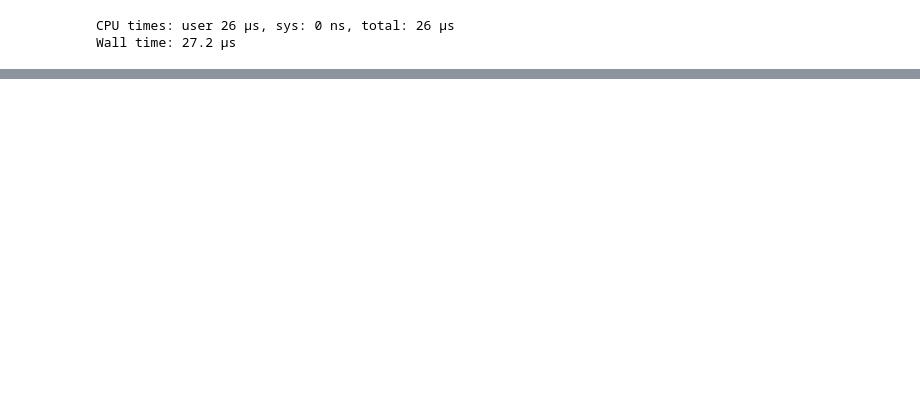
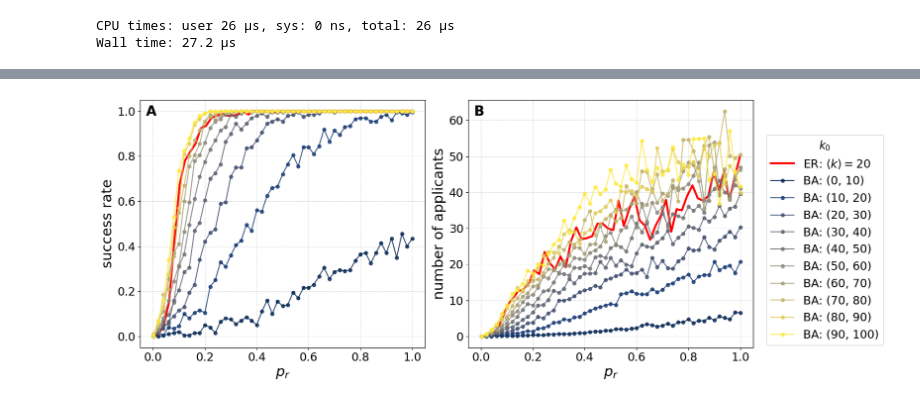
Before and after one commit to blas-ko/IndependentHaltingCascadeModel, a Jupyter notebook: notebooks/Plots.ipynb, the cells around one changed output, grey strips where cells are left out. Drawn from its saved outputs; the diff is of its cells as text; code cells hidden in the pictures; blank space fills up the shorter version.

```diff
--- a/notebooks/Plots.ipynb
+++ b/notebooks/Plots.ipynb
@@ -705,0 +631,15 @@ plt.show()
+# %%
+# read
+path = os.path.join( PATH, 'homogeneous', 'pr_vs_k0', 'BA' )
+results, p_recs, k0_ranges = read_results(path)
+
+# save params
+path_save = os.path.join( PATH_SAVE, 'homogeneous', 'pr_vs_k0', 'BA' )
+os.makedirs(path_save, exist_ok=True)
+
+## ER reading
+# read
+path_er = os.path.join( PATH, 'homogeneous', 'grid', 'ER' )
+results_er, p_recs_er, p_apps_er = read_results(path_er, secondary_param='ph')
+
+print("Read successfully!")
@@ -705,0 +648,68 @@ plt.show()
+# %%
+### DOUBLE PLOT FIGURE ###
+## Prepare data
+# BA
+diagnosis_var = 'success_rate'
+successes = np.mean(results['success_rate'], axis=1).reshape( len(p_recs), len(k0_ranges) )
+depths = np.mean(results['chain_depths'], axis=1).reshape( len(p_recs), len(k0_ranges) )
+applicants = np.mean(results['applicants'], axis=1).reshape( len(p_recs), len(k0_ranges) )
+# ER
+pa_ix = (np.abs(p_apps_er - P_APPLICATION)).argmin() # Slice closest to pa=0.25
+successes_er = np.mean(results_er['success_rate'][0.1], axis=1).reshape( len(p_recs_er), len(p_apps_er) )
+depths_er = np.mean(results_er['chain_depths'][0.1], axis=1).reshape( len(p_recs_er), len(p_apps_er) )
+applicants_er = np.mean(results_er['applicants'][0.1], axis=1).reshape( len(p_recs_er), len(p_apps_er) )
+successes_er, depths_er, applicants_er = successes_er[:,pa_ix], depths_er[:,pa_ix], applicants_er[:,pa_ix] # restrict to pa slice
+
+## Viz
+# fig params
+fig, axes = plt.subplots(1, 2, figsize=(1.7*figsize[0], figsize[1]), sharex=True)
+cmap = plt.get_cmap('cividis', len(k0_ranges))
+
+# ========== PLOT 1 ==========
+ax = axes[0]
+# Plot reference data for ER network k_avg=20
+ax.plot(p_recs_er, successes_er, color='red', lw=3, label=f'ER: $\\langle k \\rangle = {K_AVG}$')
+# Plot data for each k0 in BA network
+for i in range(successes.shape[1]):
+    ax.plot(p_recs, successes[:,i], marker='o', alpha=0.8, ms=5, label=f'BA: {k0_ranges[i]}', color=cmap(i))
+
+ax.set_xlabel("$p_r$")
+ax.set_ylabel("success rate")
+ax.grid(True)
+
+# ========== PLOT 2 ==========
+ax = axes[1]
+# Plot reference data for ER network k_avg=20
+ax.plot(p_recs_er, applicants_er, color='red', lw=3, label=f'ER: $\\langle k \\rangle = {K_AVG}$')
+# Plot data for each k0 in BA network
+for i in range(successes.shape[1]):
+    ax.plot(p_recs, applicants[:,i], marker='o', alpha=0.8, ms=5, label=f'BA: {k0_ranges[i]}', color=cmap(i))
+
+ax.set_xlabel("$p_r$")
+ax.set_ylabel("number of applicants")
+ax.grid(True)
+
+## LEGEND: Place one legend for the whole figure
+h, l = axes[1].get_legend_handles_labels()
+fig.legend(h,l, title='$k_0$', title_fontsize=16,
+           loc='center left', bbox_to_anchor=(1., 0.5))
+
+
+## Add panel labels
+label_panels(axes, pos=(0.02, 0.98))
+
+# global fig params
+plt.tight_layout()
+# plt.subplots_adjust(wspace=0.2);
+
+## Save
+if SAVE:
+    sample_path = glob(os.path.join(path, 'chain_depths', '*.npy'))[0]
+    pa = extract_param_from_path(sample_path, 'pa')
+    ph = extract_param_from_path(sample_path, 'ph')
+    fn = f'success_rate-chain_depths-n_nodes={N}-pa={pa}-ph={ph}.png'
+    fn = os.path.join(path_save, fn)
+    plt.savefig(fn, format='png', dpi=300, bbox_inches='tight')
+    print(f"Plot saved successfully at {fn}")
+# %% [output]
+[figure, added]
```
Also changed, not shown: parts of 74 cells of this notebook.
